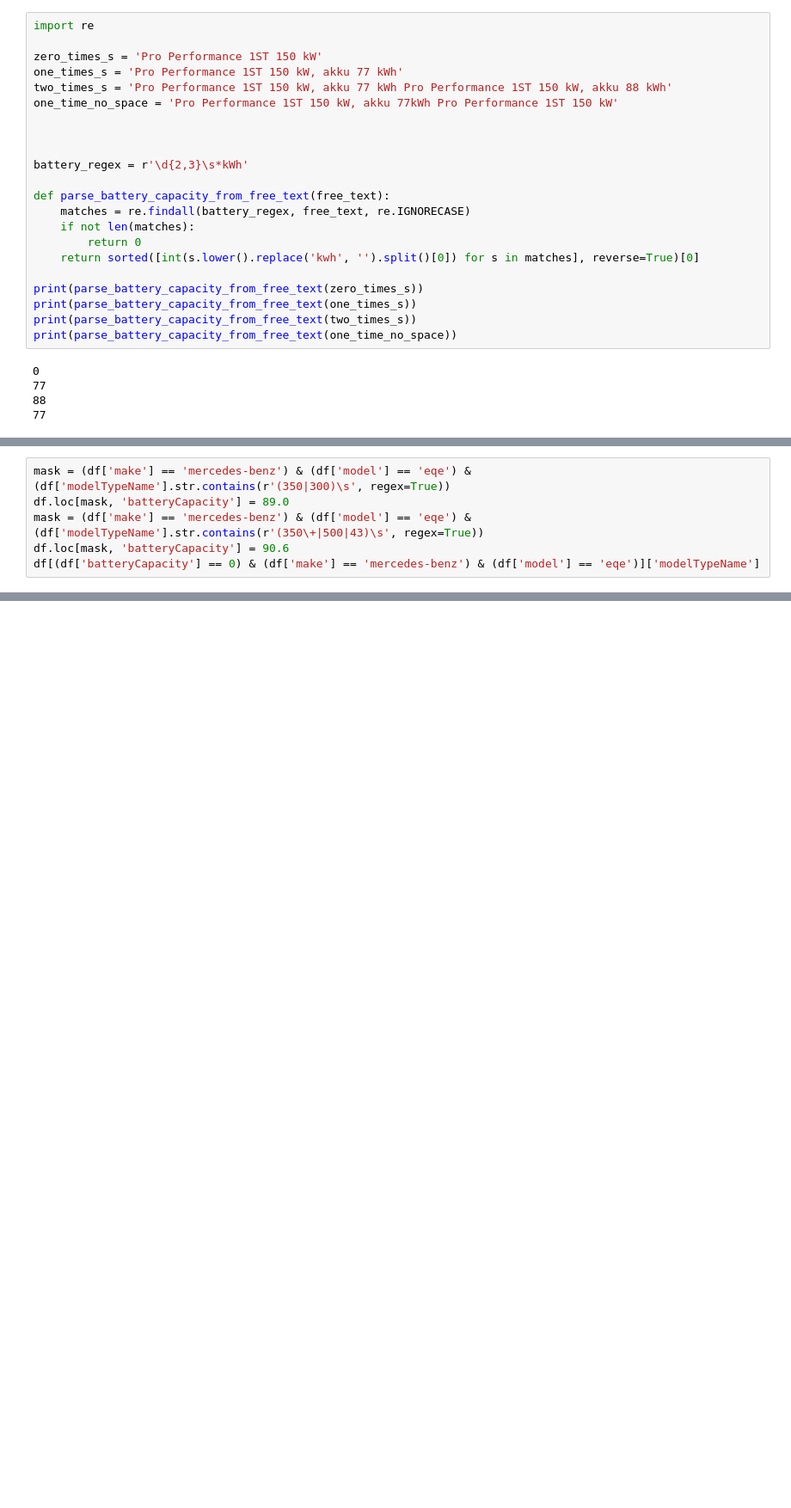
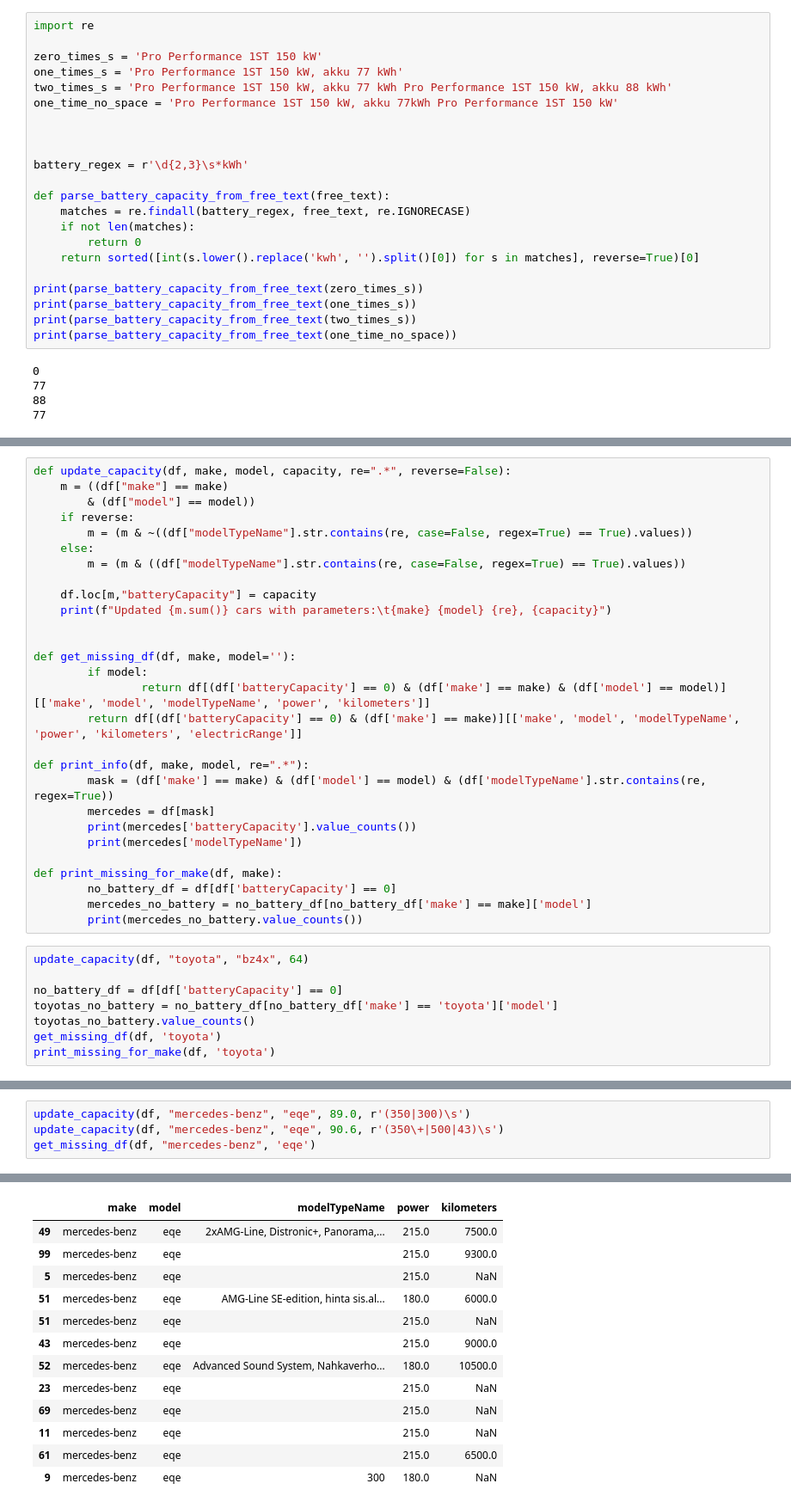
Before and after one commit to jatufin/importEVorNot, a Jupyter notebook: nettiauto/nettiauto_dataset_parsing.ipynb, the cells around one changed output, grey strips where cells are left out. Shown at 86% size. Cells and saved outputs as stored; diff of their text form; blank space fills up the shorter version.

Commit message:
refactor nettiauto dataset parser. add tonis battery catalouge findings

```diff
--- a/nettiauto/nettiauto_dataset_parsing.ipynb
+++ b/nettiauto/nettiauto_dataset_parsing.ipynb
@@ -170,0 +166,36 @@ Name: count, dtype: int64
+# %%
+def update_capacity(df, make, model, capacity, re=".*", reverse=False):
+    m = ((df["make"] == make)
+        & (df["model"] == model))
+    if reverse:
+        m = (m & ~((df["modelTypeName"].str.contains(re, case=False, regex=True) == True).values))
+    else:
+        m = (m & ((df["modelTypeName"].str.contains(re, case=False, regex=True) == True).values))
+
+    df.loc[m,"batteryCapacity"] = capacity
+    print(f"Updated {m.sum()} cars with parameters:\t{make} {model} {re}, {capacity}")
+
+
+def get_missing_df(df, make, model=''):
+        if model:
+                return df[(df['batteryCapacity'] == 0) & (df['make'] == make) & (df['model'] == model)][['make', 'model', 'modelTypeName', 'power', 'kilometers']]
+        return df[(df['batteryCapacity'] == 0) & (df['make'] == make)][['make', 'model', 'modelTypeName', 'power', 'kilometers', 'electricRange']]
+
+def print_info(df, make, model, re=".*"):
+        mask = (df['make'] == make) & (df['model'] == model) & (df['modelTypeName'].str.contains(re, regex=True))
+        mercedes = df[mask]
+        print(mercedes['batteryCapacity'].value_counts())
+        print(mercedes['modelTypeName'])
+
+def print_missing_for_make(df, make):
+        no_battery_df = df[df['batteryCapacity'] == 0]
+        mercedes_no_battery = no_battery_df[no_battery_df['make'] == make]['model']
+        print(mercedes_no_battery.value_counts())
+# %%
+update_capacity(df, "toyota", "bz4x", 64)
+
+no_battery_df = df[df['batteryCapacity'] == 0]
+toyotas_no_battery = no_battery_df[no_battery_df['make'] == 'toyota']['model']
+toyotas_no_battery.value_counts()
+get_missing_df(df, 'toyota')
+print_missing_for_make(df, 'toyota')
@@ -197,9 +228,7 @@ Name: count, dtype: int64
 14    500 4MATIC SUV #Heti toimitus #AMG-Line #Nelip...
 Name: modelTypeName, Length: 152, dtype: object
 # %%
-mask = (df['make'] == 'mercedes-benz') & (df['model'] == 'eqe') & (df['modelTypeName'].str.contains(r'(350|300)\s', regex=True))
-df.loc[mask, 'batteryCapacity'] = 89.0
-mask = (df['make'] == 'mercedes-benz') & (df['model'] == 'eqe') & (df['modelTypeName'].str.contains(r'(350\+|500|43)\s', regex=True))
-df.loc[mask, 'batteryCapacity'] = 90.6
-df[(df['batteryCapacity'] == 0) & (df['make'] == 'mercedes-benz') & (df['model'] == 'eqe')]['modelTypeName']
+update_capacity(df, "mercedes-benz", "eqe", 89.0, r'(350|300)\s')
+update_capacity(df, "mercedes-benz", "eqe", 90.6, r'(350\+|500|43)\s')
+get_missing_df(df, "mercedes-benz", 'eqe')
 # %% [output]
@@ -219 +237,14 @@ Name: modelTypeName, dtype: object
+|  | make | model | modelTypeName | power | kilometers |
+| 49 | mercedes-benz | eqe | 2xAMG-Line, Distronic+, Panorama,... | 215.0 | 7500.0 |
+| 99 | mercedes-benz | eqe |  | 215.0 | 9300.0 |
+| 5 | mercedes-benz | eqe |  | 215.0 | NaN |
+| 51 | mercedes-benz | eqe | AMG-Line SE-edition, hinta sis.al... | 180.0 | 6000.0 |
+| 51 | mercedes-benz | eqe |  | 215.0 | NaN |
+| 43 | mercedes-benz | eqe |  | 215.0 | 9000.0 |
+| 52 | mercedes-benz | eqe | Advanced Sound System, Nahkaverho... | 180.0 | 10500.0 |
+| 23 | mercedes-benz | eqe |  | 215.0 | NaN |
+| 69 | mercedes-benz | eqe |  | 215.0 | NaN |
+| 11 | mercedes-benz | eqe |  | 215.0 | NaN |
+| 61 | mercedes-benz | eqe |  | 215.0 | 6500.0 |
+| 9 | mercedes-benz | eqe | 300 | 180.0 | NaN |
 # %%
```
Also changed, not shown: parts of 28 cells of this notebook.
